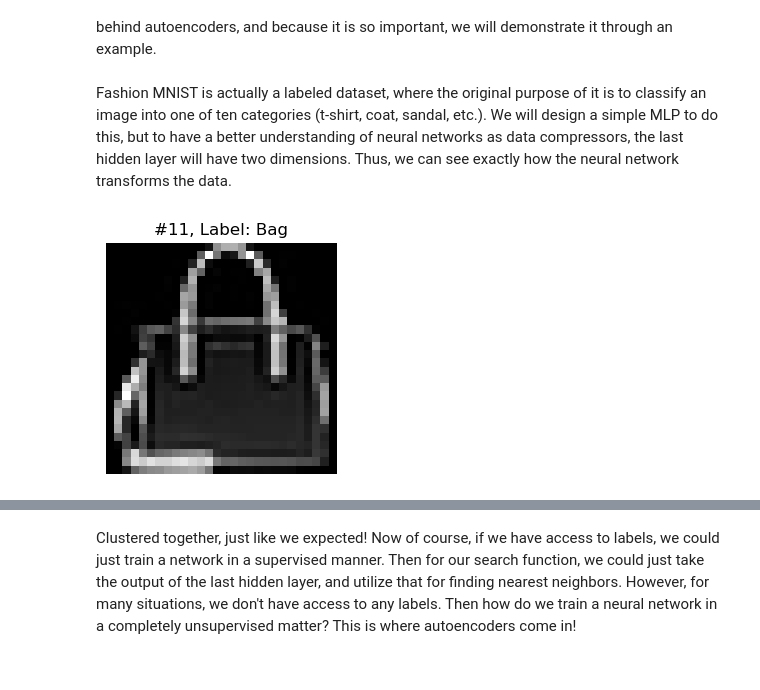
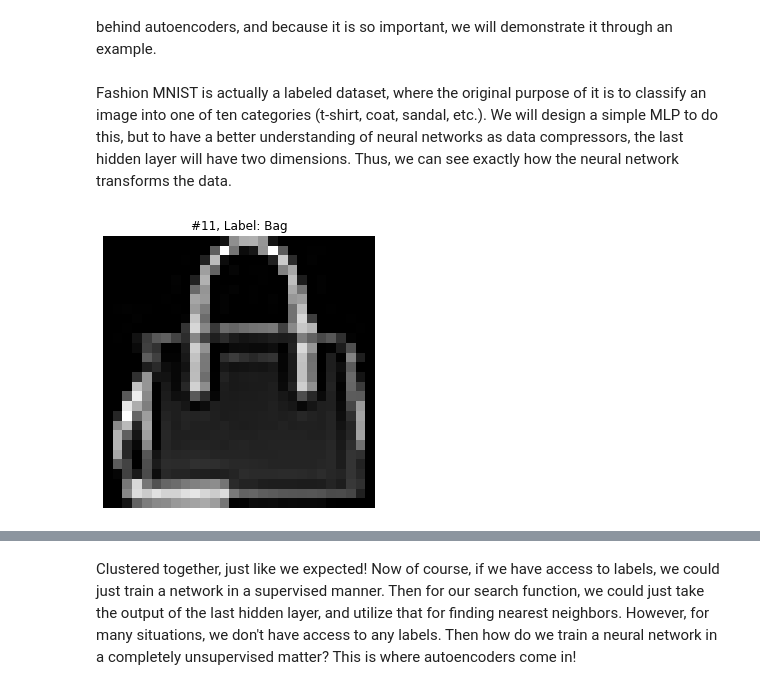
Before and after one commit to mprice747/Autoencoders-Workshop, a Jupyter notebook: Rice_Datathon_2023.ipynb, the cells around one changed output, grey strips where cells are left out. Cells and saved outputs as stored; diff of their text form; code cells hidden in the pictures.

```diff
--- a/Rice_Datathon_2023.ipynb
+++ b/Rice_Datathon_2023.ipynb
@@ -221,14 +231,14 @@ Therefore, if we ensure that each hidden layer's dimension is lower than the pre
 Fashion MNIST is actually a labeled dataset, where the original purpose of it is to classify an image into one of ten categories (t-shirt, coat, sandal, etc.). We will design a simple MLP to do this, but to have a better understanding of neural networks as data compressors, the last hidden layer will have two dimensions. Thus, we can see exactly how the neural network transforms the data.
 # %%
 # Load training data
-trainset_pandas_full_1 = pd.read_csv('data/fashion-mnist_train_1.csv')
-trainset_pandas_full_2 = pd.read_csv('data/fashion-mnist_train_2.csv')
+trainset_pandas_full_1 = pd.read_csv('Autoencoders-Workshop/data/fashion-mnist_train_1.csv')
+trainset_pandas_full_2 = pd.read_csv('Autoencoders-Workshop/data/fashion-mnist_train_2.csv')
 trainset_pandas_full = pd.concat([trainset_pandas_full_1, trainset_pandas_full_2])
 images_training = (trainset_pandas_full.iloc[:, 1:].to_numpy()/255)
 labels_training = trainset_pandas_full.iloc[:, 0].to_numpy()
 
 # Load testing data
-testset_pandas_full = pd.read_csv('data/fashion-mnist_test.csv')
+testset_pandas_full = pd.read_csv('Autoencoders-Workshop/data/fashion-mnist_test.csv')
 images_testing = (testset_pandas_full.iloc[:, 1:].to_numpy()/255)
 labels_testing = testset_pandas_full.iloc[:, 0].to_numpy()
 
@@ -253,25 +262,25 @@ validation_labels = labels_training_tensor[50000:]
 # %%
 def visualize_fashion_mnist(i, images, labels, ax = None):
 
     '''
     Plot the image of the ith training example.
     Images and labels must numpy arrays
     '''
 
     if ax is None:
-        fig, ax = plt.subplots(figsize = (3, 3))
+        fig, ax = plt.subplots(figsize = (5, 5))
 
     image = images[i]
     label = labels[i]
 
     ax.imshow(image.reshape(28, 28), cmap='gray')
     ax.axis('off')
     ax.set_title(f'#{i}, Label: {labels_dict[label]}')
 
 
 visualize_fashion_mnist(11, images_training, labels_training)
 # %% [output]
-[figure, old version]
+[figure, new version]
 # %%
 torch.manual_seed(2023)
 
```
Also changed, not shown: parts of 23 cells of this notebook, 1 other file.
